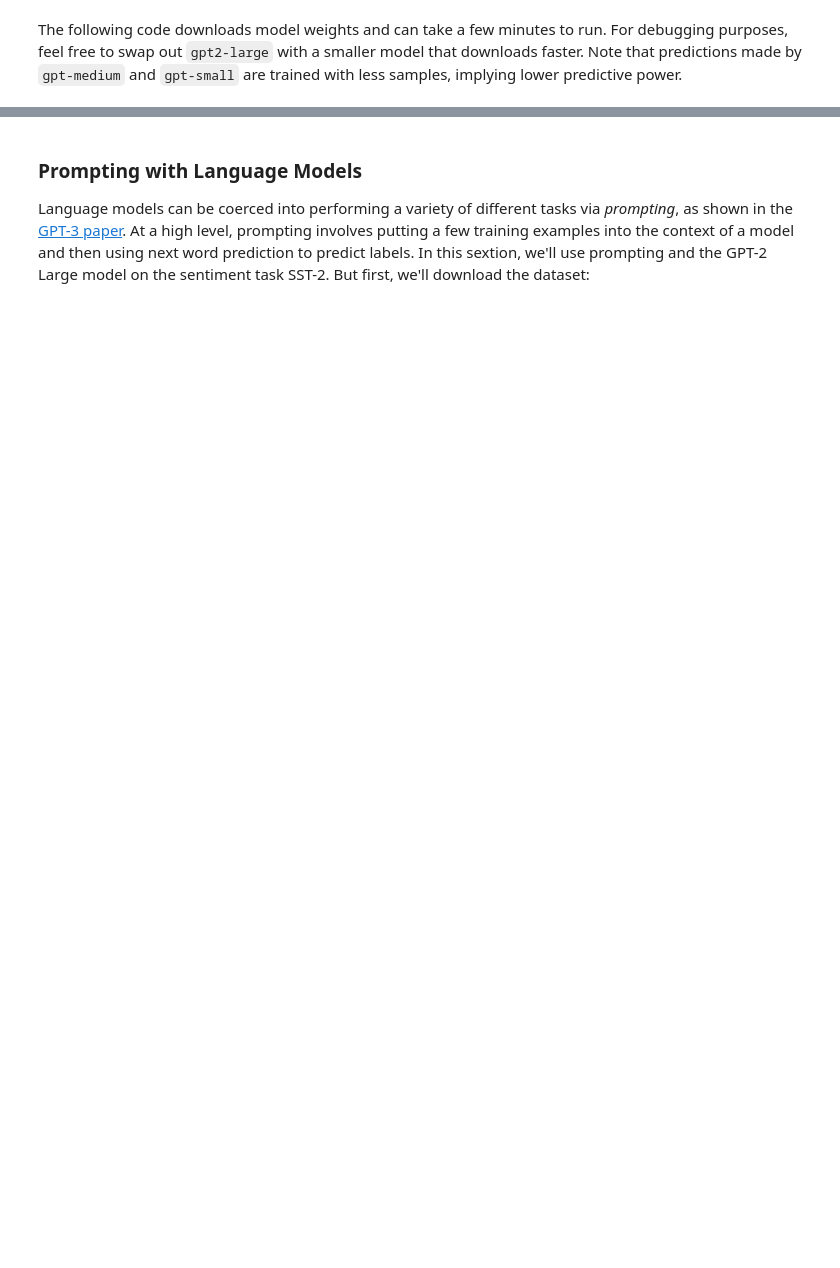
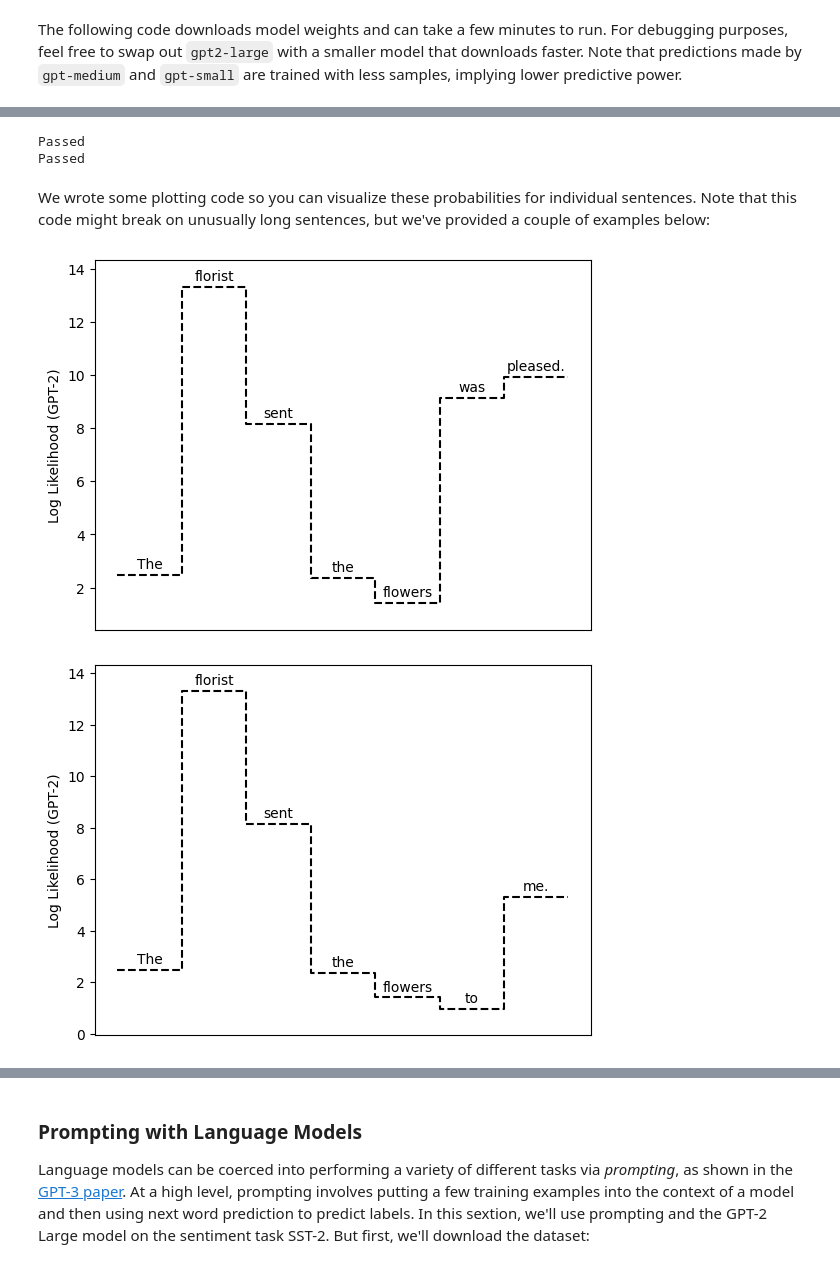
Before and after one commit to AndrewM1130/gpt2-sentiment, a Jupyter notebook: GPT2_Sentiment_Analysis.ipynb, the cells around one changed output, grey strips where cells are left out. Cells and saved outputs as stored; diff of their text form; code cells hidden in the pictures; blank space fills up the shorter version.

```diff
--- a/GPT2_Sentiment_Analysis.ipynb
+++ b/GPT2_Sentiment_Analysis.ipynb
@@ -85,5 +86,6 @@ for token in tqdm.tqdm(vocab):
 # %%
-sentence = "<|endoftext|>This is an example sentence"
+# Example Sentence Encoding
+sentence = "<|endoftext|>I love LTSMs"
 encodings = tokenizer(sentence, return_tensors='pt')
 print(encodings["input_ids"])
 print([vocab_map[int(idx)] for idx in encodings["input_ids"][0]])
@@ -169,12 +94,0 @@ Accuracy: 0.542
-# %%
-# define accuracy scores & labels
-y = [0.57,0.543,0.542]
-x = ["(good,bad)", "(positive,negative)", "(great,bad)"]
-
-def addlabels(x,y):
-    for i in range(len(x)):
-        plt.text(i, y[i], y[i], ha = 'center')
-
-plt.figure(figsize = (10, 5))
-plt.bar(x, y)
-addlabels(x, y)
@@ -182,0 +141,48 @@ addlabels(x, y)
+# %%
+# To check that your implementation is roughly correct:
+def compare_probs(predictions, gold):
+  assert len(predictions) == len(gold)
+  for x,y in zip(predictions, gold):
+    assert np.abs(x[1]-y[1]) < 0.01
+  print("Passed")
+
+predictions = get_gpt_probs("The florist sent the flowers was pleased.")
+gold = [('The', 2.4790916442871094), ('Ġflorist', 13.309800148010254), ('Ġsent', 8.14240837097168), ('Ġthe', 2.3661890029907227), ('Ġflowers', 1.4056150913238525), ('Ġwas', 9.130632400512695), ('Ġpleased.', 9.912347793579102)]
+compare_probs(predictions, gold)
+
+predictions = get_gpt_probs("I like LSTMs")
+gold = [('I', 4.226133823394775), ('Ġlike', 5.041623115539551), ('ĠLSTMs', 17.857036590576172)]
+compare_probs(predictions, gold)
+# %% [output]
+Passed
+Passed
+# %% [markdown]
+We wrote some plotting code so you can visualize these probabilities for individual sentences. Note that this code might break on unusually long sentences, but we've provided a couple of examples below:
+# %%
+def plot_gpt_probs(sentence):
+  words = sentence.split()
+  probs = get_gpt_probs(sentence)
+  assert len(words) == len(probs)
+  probs = np.asarray([probs[0][1]] + [prob[1] for prob in probs])
+  x = np.arange(len(probs))
+  plt.step(x, probs, where="pre", color="black", linestyle="dashed")
+  text_x = (x[1:] + x[:-1])/2
+  text_y = probs[1:] + 0.25
+  for idx in range(len(words)):
+      plt.text(text_x[idx], text_y[idx], words[idx], ha="center")
+  plt.ylim([min(probs)-1, max(probs)+1])
+  plt.xticks()
+  plt.ylabel("Log Likelihood (GPT-2)")
+  plt.tick_params(
+      axis='x',
+      which='both',
+      bottom=False,
+      top=False,
+      labelbottom=False)
+  plt.show()
+
+plot_gpt_probs("The florist sent the flowers was pleased.")
+plot_gpt_probs("The florist sent the flowers to me.")
+# %% [output]
+[figure, added]
+[figure, added]
```
Also changed, not shown: parts of 31 cells of this notebook, 3 other files.
